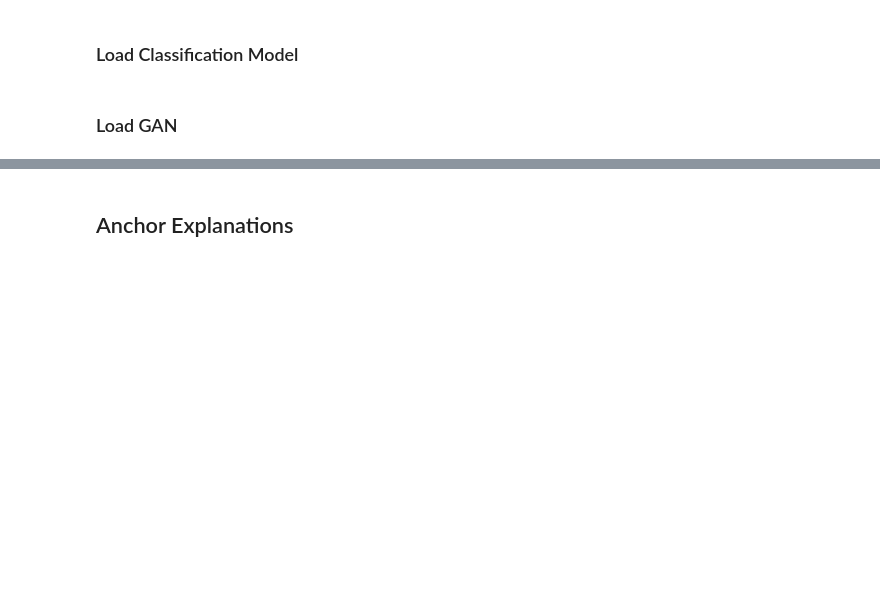
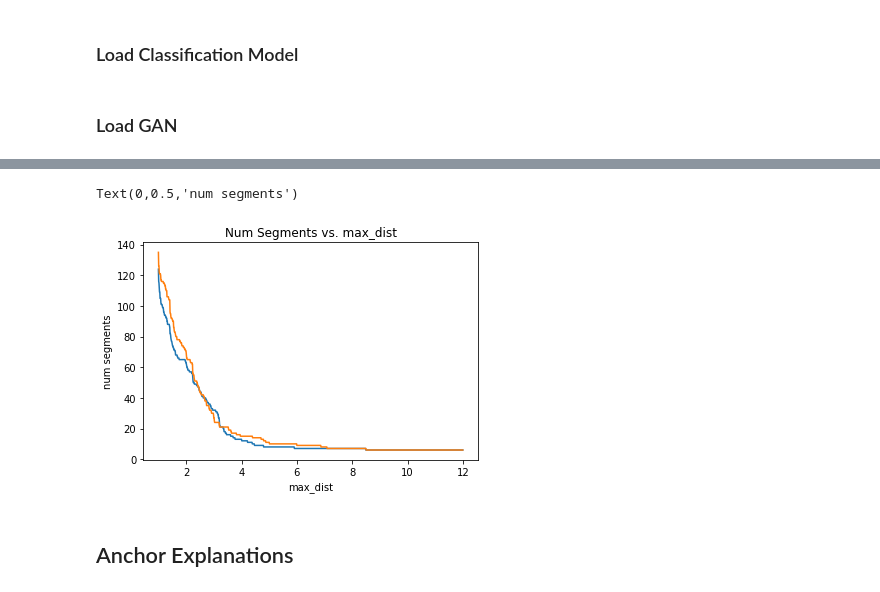
Before and after one commit to kurtisdavid/GANchors, a Jupyter notebook: anchor_image_test.ipynb, the cells around one changed output, grey strips where cells are left out. Saved outputs shown, nothing was run; the diff lists cells and outputs as text; code cells hidden in the pictures; blank space fills up the shorter version.

```diff
--- a/anchor_image_test.ipynb
+++ b/anchor_image_test.ipynb
@@ -42,3 +65,30 @@ plt.imshow(image)
+# %%
+img = np.repeat(image[:,:,np.newaxis],3,2)
+seg_num1 = []
+x_ran1 = []
+seg_num2 = []
+x_ran2 = []
+
+for i in np.arange(1,12,.01):
+    seg = skimage.segmentation.quickshift(img, kernel_size=2, max_dist=i, ratio=0.2)
+    seg_num1.append(len(np.unique(seg)))
+    x_ran1.append(i)
+
+imag = mnist_test[54][0]
+img = np.repeat(imag[:,:,np.newaxis],3,2)
+for i in np.arange(1,12,.01):
+    seg = skimage.segmentation.quickshift(img, kernel_size=2, max_dist=i, ratio=0.2)
+    seg_num2.append(len(np.unique(seg)))
+    x_ran2.append(i)
+
+plt.plot(x_ran1, seg_num1)
+plt.plot(x_ran2, seg_num2)
+plt.title('Num Segments vs. max_dist')
+plt.xlabel('max_dist')
+plt.ylabel('num segments')
+# %% [output]
+Text(0,0.5,'num segments')
+[figure, added]
 # %% [markdown]
 ## Anchor Explanations
 # %%
```
Also changed, not shown: parts of 12 cells of this notebook, 1 other file.
